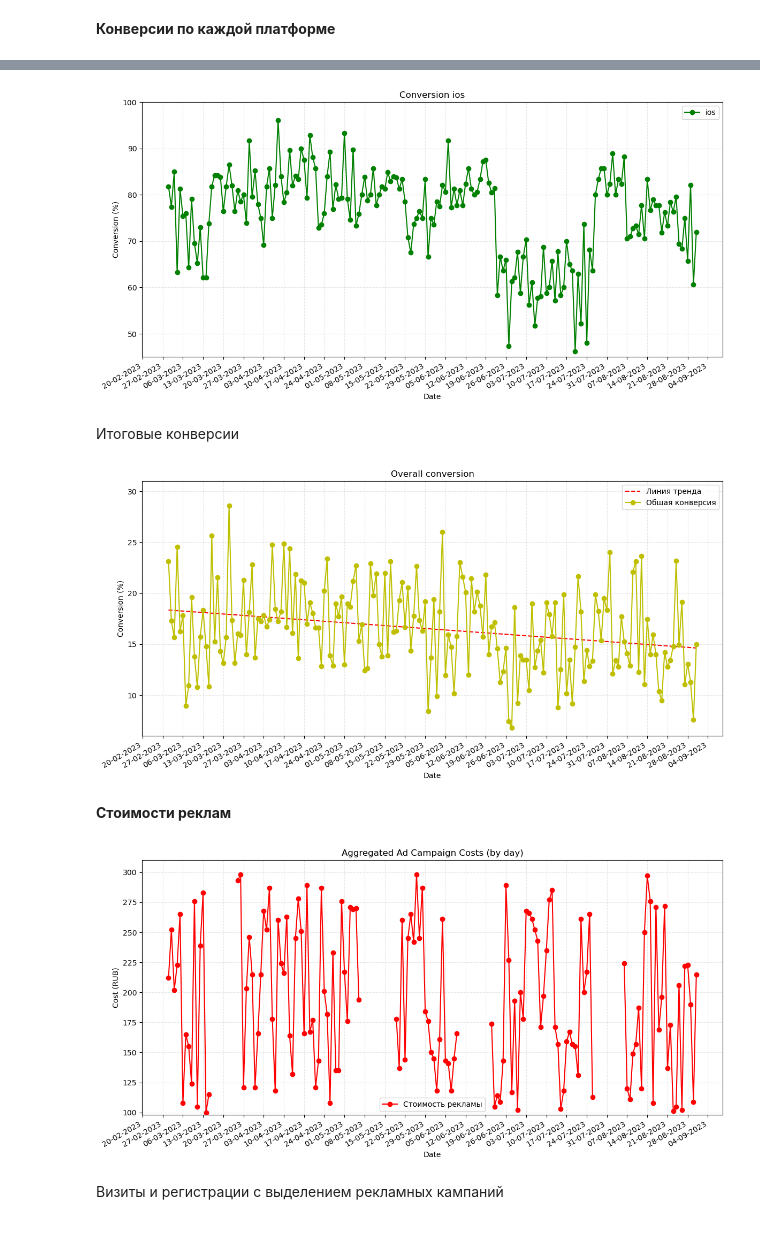
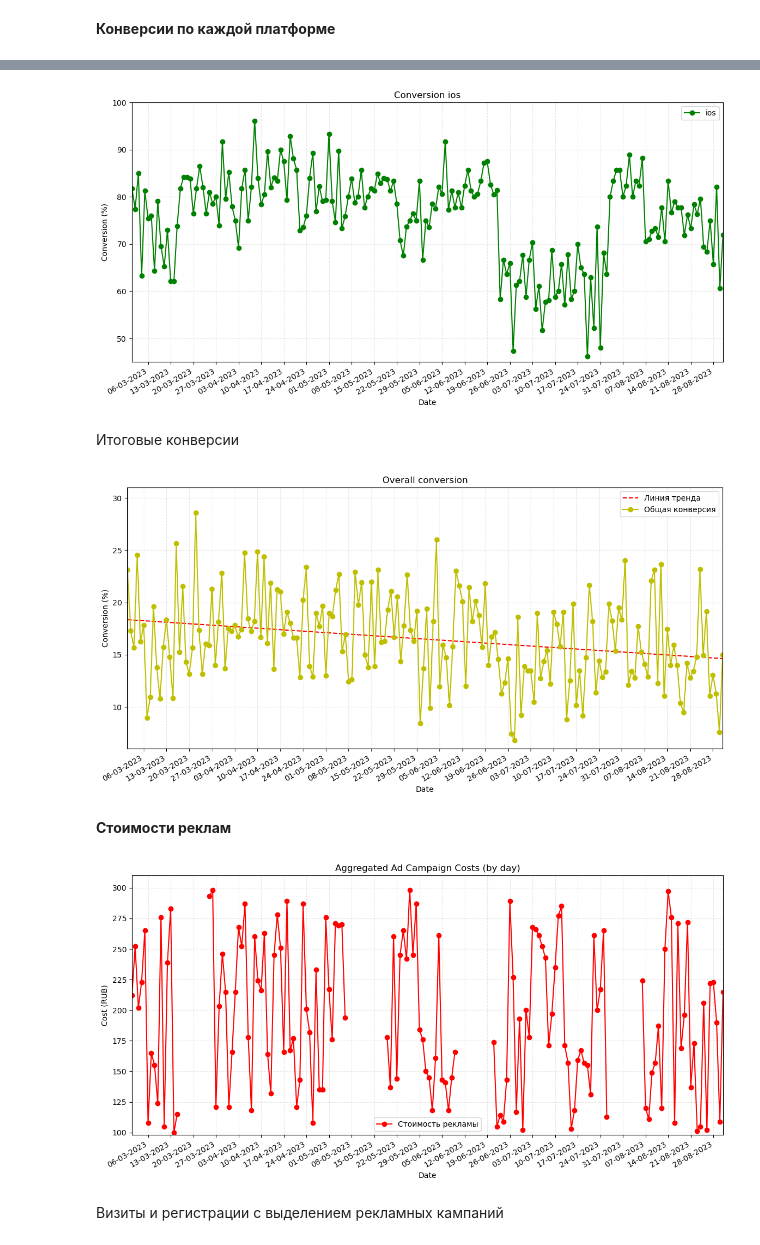
Before and after one commit to annabad/data-analytics-project-100, a Jupyter notebook: charts_project.ipynb, the cells around one changed output, grey strips where cells are left out. Saved outputs shown, nothing was run; the diff lists cells and outputs as text; code cells hidden in the pictures.

```diff
--- a/charts_project.ipynb
+++ b/charts_project.ipynb
@@ -260,13 +259,13 @@ ax.plot(labels,
         values_ios,
         'go-')
 ax.grid(True, linestyle='--', alpha=0.3)
-
+ax.margins(x=0)
 ax.set(ylabel='Conversion (%)', xlabel='Date', title='Conversion ios', ylim=(45, 100))
 ax.legend(["ios"])
 plt.savefig('./charts/Conversion_ios.png')
 plt.show()
 # %% [output]
-[figure, old version]
+[figure, new version]
 # %% [markdown]
 Итоговые конверсии
 # %%
@@ -289,35 +288,35 @@ ax.plot(labels,
         values,
         'yo-')
 ax.grid(True, linestyle='--', alpha=0.3)
-
+ax.margins(x=0)
 ax.set(ylabel='Conversion (%)', xlabel='Date', title='Overall conversion', ylim=(6, 31))
 ax.legend(['Линия тренда', 'Общая конверсия'])
 plt.savefig('./charts/Overall_conversion.png')
 plt.show()
 # %% [output]
-[figure, old version]
+[figure, new version]
 # %% [markdown]
 **Стоимости реклам**
 # %%
 fig, ax = plt.subplots()
 fig.set_size_inches(14, 7)
 values = result['cost']
 labels = result['date_group']
 ax.xaxis.set_major_locator(mdates.WeekdayLocator(byweekday=MO, interval=1))
 ax.xaxis.set_major_formatter(mdates.DateFormatter('%d-%m-%Y'))
 plt.gcf().autofmt_xdate()
 
 ax.plot(labels,
         values,
         'ro-')
 ax.grid(True, linestyle='--', alpha=0.3)
-
+ax.margins(x=0)
 ax.set(ylabel='Cost (RUB)', xlabel='Date', title='Aggregated Ad Campaign Costs (by day)', ylim=(98, 310))
 ax.legend(["Стоимость рекламы"])
-plt.savefig('charts/Aggr_ad_cost.png')
+plt.savefig('./charts/Aggr_ad_cost.png')
 plt.show()
 # %% [output]
-[figure, old version]
+[figure, new version]
 # %% [markdown]
 Визиты и регистрации с выделением рекламных кампаний
 # %%
```
Also changed, not shown: parts of 14 cells of this notebook, 12 other files.
